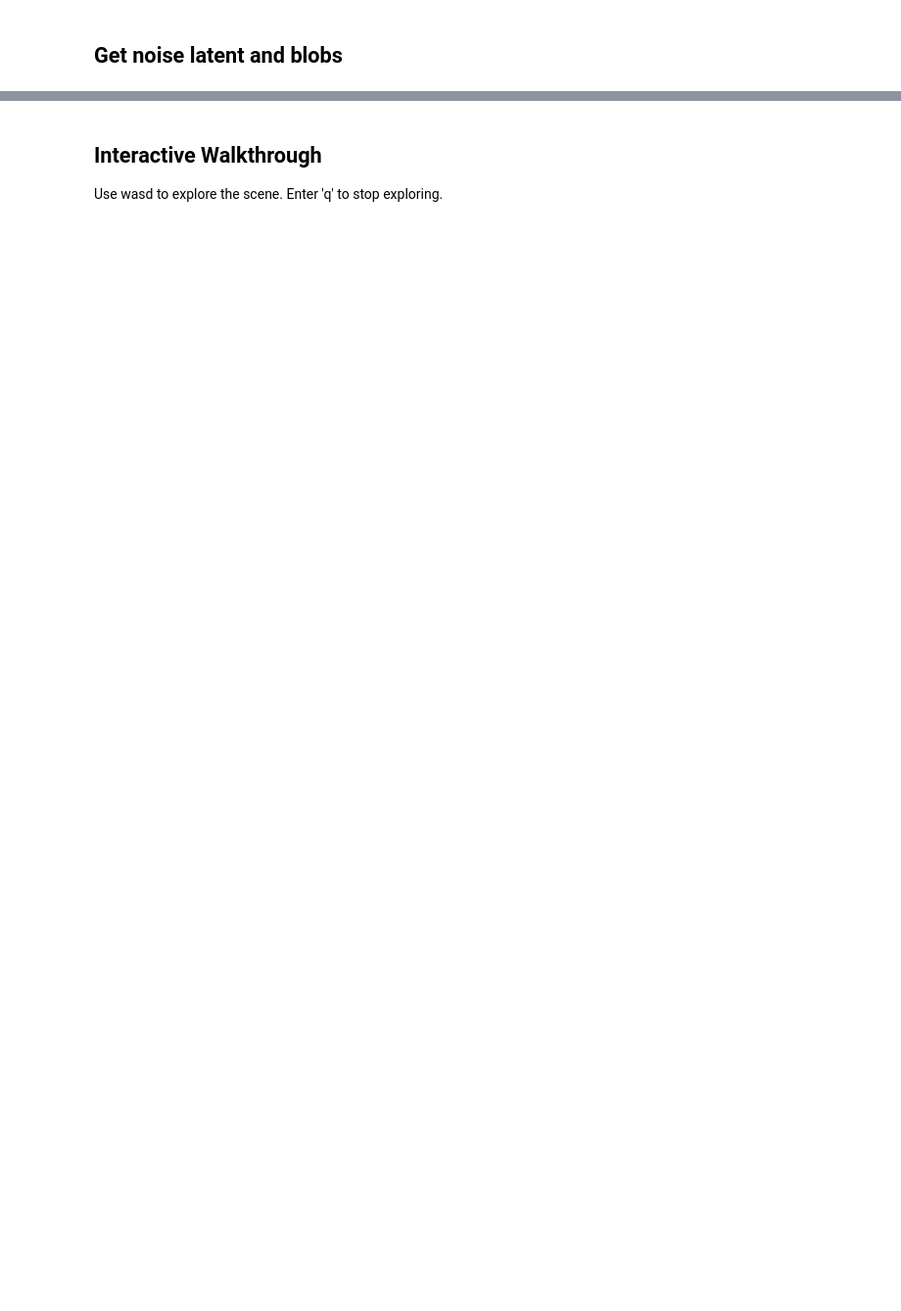
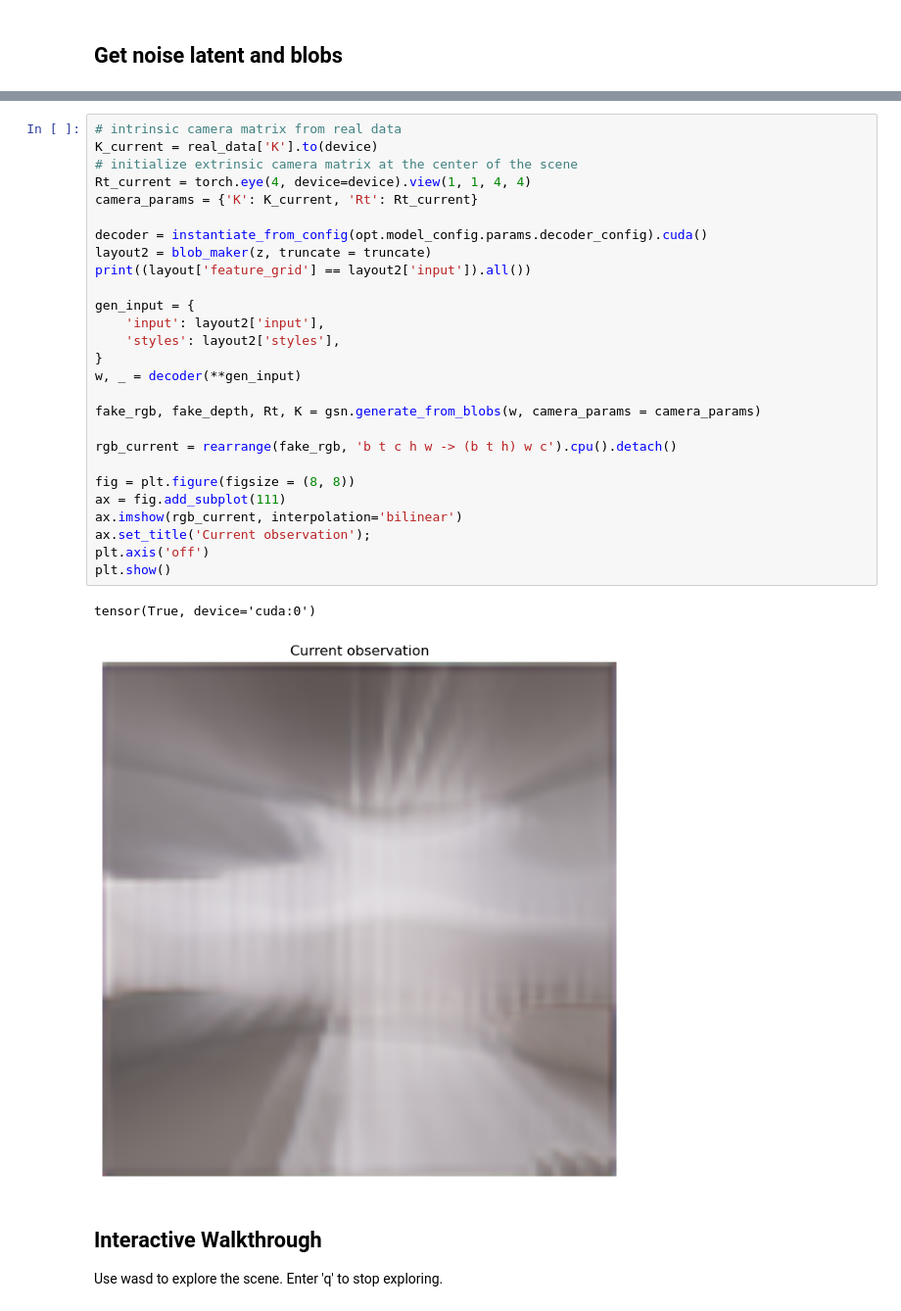
Before and after one commit to davidfang00/BlobGSN, a Jupyter notebook: notebooks/walkthrough_demo.ipynb, the cells around one changed output, grey strips where cells are left out. Shown: that part at 98% size. Drawn from its saved outputs; the diff is of its cells as text; blank space fills up the shorter version.

```diff
--- a/notebooks/walkthrough_demo.ipynb
+++ b/notebooks/walkthrough_demo.ipynb
@@ -95,3 +109,33 @@ torch.Size([1, 3, 256, 256])
+# %%
+# intrinsic camera matrix from real data
+K_current = real_data['K'].to(device)
+# initialize extrinsic camera matrix at the center of the scene
+Rt_current = torch.eye(4, device=device).view(1, 1, 4, 4)
+camera_params = {'K': K_current, 'Rt': Rt_current}
+
+decoder = instantiate_from_config(opt.model_config.params.decoder_config).cuda()
+layout2 = blob_maker(z, truncate = truncate)
+print((layout['feature_grid'] == layout2['input']).all())
+
+gen_input = {
+    'input': layout2['input'],
+    'styles': layout2['styles'],
+}
+w, _ = decoder(**gen_input)
+
+fake_rgb, fake_depth, Rt, K = gsn.generate_from_blobs(w, camera_params = camera_params)
+
+rgb_current = rearrange(fake_rgb, 'b t c h w -> (b t h) w c').cpu().detach()
+
+fig = plt.figure(figsize = (8, 8))
+ax = fig.add_subplot(111)
+ax.imshow(rgb_current, interpolation='bilinear')
+ax.set_title('Current observation');
+plt.axis('off')
+plt.show()
+# %% [output]
+tensor(True, device='cuda:0')
+[figure, added]
 # %% [markdown]
 ## Interactive Walkthrough
 Use wasd to explore the scene. Enter 'q' to stop exploring.
```
Also changed, not shown: parts of 7 cells of this notebook, 1 other file.
